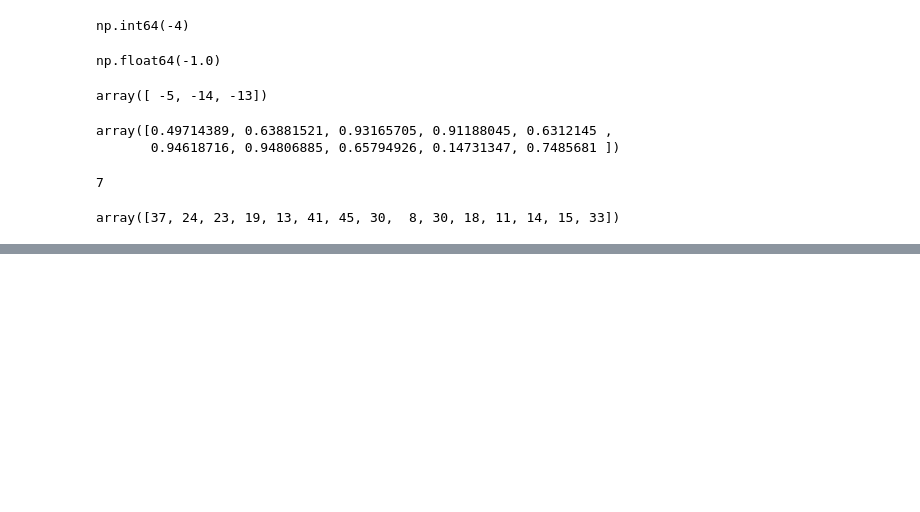
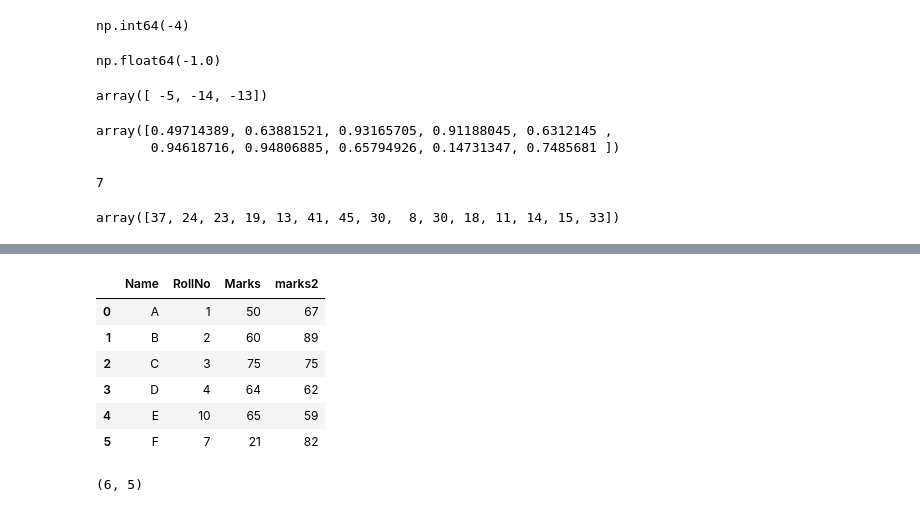
Before and after one commit to chaitanysaraswat/Advanced-Analytics-Using-Statistics, a Jupyter notebook: lecture2_numpy19_05_26.ipynb, the cells around one changed output, grey strips where cells are left out. Saved outputs shown, nothing was run; the diff lists cells and outputs as text; code cells hidden in the pictures; blank space fills up the shorter version.

```diff
--- a/lecture2_numpy19_05_26.ipynb
+++ b/lecture2_numpy19_05_26.ipynb
@@ -76,0 +342,3 @@ array([37, 24, 23, 19, 13, 41, 45, 30,  8, 30, 18, 11, 14, 15, 33])
+# %%
+df1=pd.DataFrame(stu_info)
+df1
@@ -76,0 +351,3 @@ array([37, 24, 23, 19, 13, 41, 45, 30,  8, 30, 18, 11, 14, 15, 33])
+# %%
+new_df=pd.DataFrame([['E',10,65],['F',7,21]],columns=df1.columns)
+new_df
@@ -76,0 +368,3 @@ array([37, 24, 23, 19, 13, 41, 45, 30,  8, 30, 18, 11, 14, 15, 33])
+# %%
+df2=pd.concat([df1,new_df]).reset_index(drop=True)
+df2
@@ -76,0 +382,10 @@ array([37, 24, 23, 19, 13, 41, 45, 30,  8, 30, 18, 11, 14, 15, 33])
+# %%
+df2
+# %% [output]
+|  | Name | RollNo | Marks | marks2 |
+| 0 | A | 1 | 50 | 67 |
+| 1 | B | 2 | 60 | 89 |
+| 2 | C | 3 | 75 | 75 |
+| 3 | D | 4 | 64 | 62 |
+| 4 | E | 10 | 65 | 59 |
+| 5 | F | 7 | 21 | 82 |
@@ -76,0 +395,4 @@ array([37, 24, 23, 19, 13, 41, 45, 30,  8, 30, 18, 11, 14, 15, 33])
+# %%
+df2.shape
+# %% [output]
+(6, 5)
```
Also changed, not shown: parts of 60 cells of this notebook.
